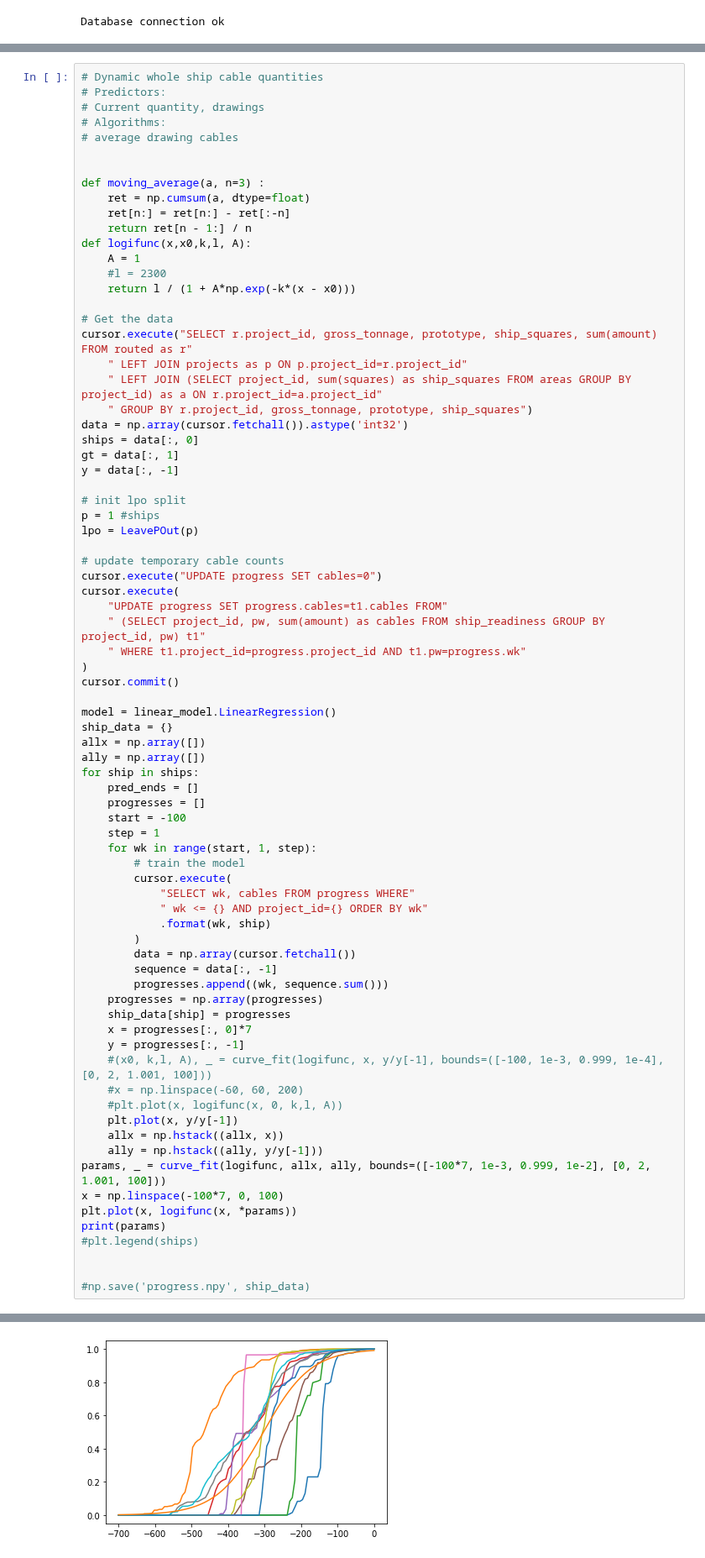
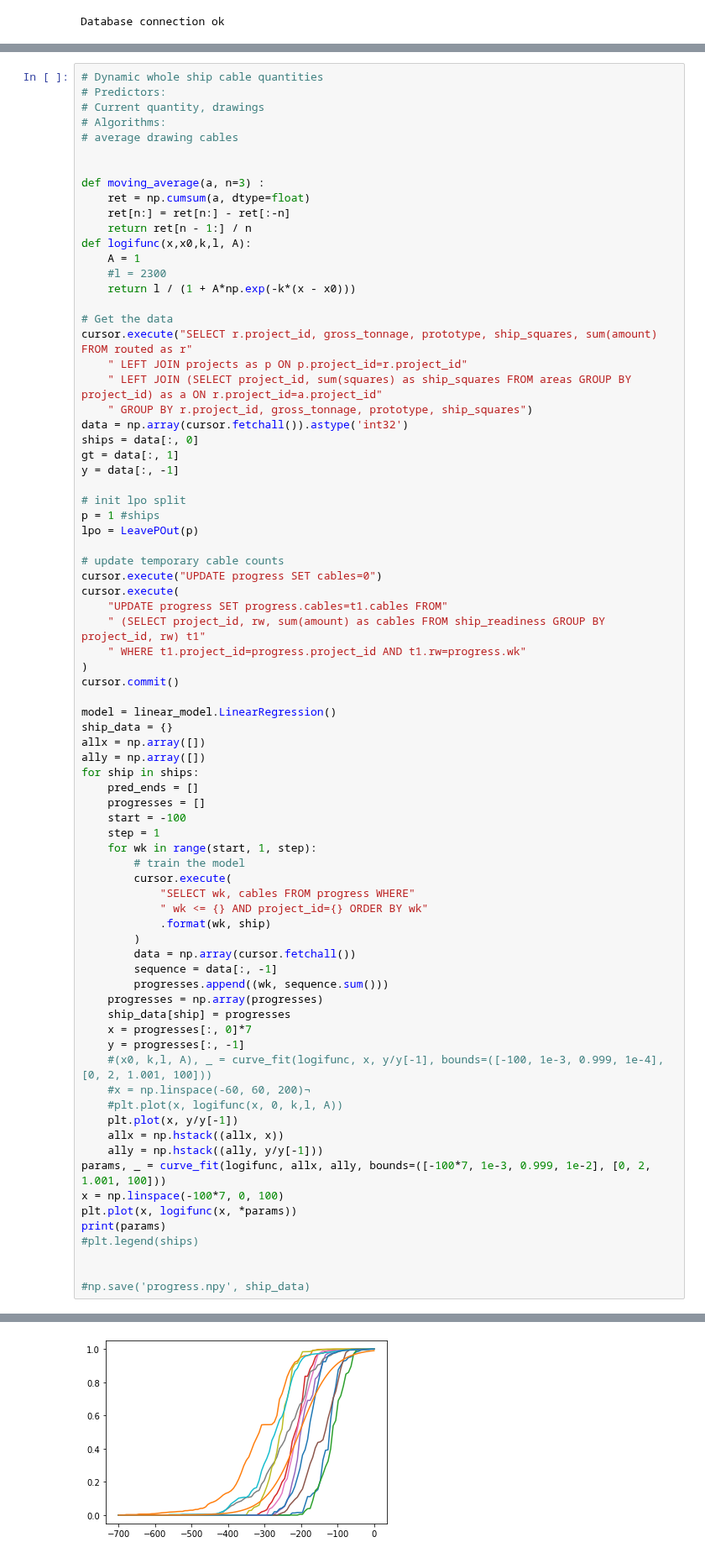
Before and after one commit to Miikkasna/cablepredictions, a Jupyter notebook: testfile.ipynb, the cells around one changed output, grey strips where cells are left out. Shown at 84% size. Saved outputs shown, nothing was run; the diff lists cells and outputs as text.

```diff
--- a/testfile.ipynb
+++ b/testfile.ipynb
@@ -384,8 +384,8 @@ lpo = LeavePOut(p)
 cursor.execute("UPDATE progress SET cables=0")
 cursor.execute(
     "UPDATE progress SET progress.cables=t1.cables FROM"
-    " (SELECT project_id, pw, sum(amount) as cables FROM ship_readiness GROUP BY project_id, pw) t1"
-    " WHERE t1.project_id=progress.project_id AND t1.pw=progress.wk"
+    " (SELECT project_id, rw, sum(amount) as cables FROM ship_readiness GROUP BY project_id, rw) t1"
+    " WHERE t1.project_id=progress.project_id AND t1.rw=progress.wk"
 )
 cursor.commit()
 
@@ -413,7 +413,7 @@ for ship in ships:
     x = progresses[:, 0]*7
     y = progresses[:, -1]
     #(x0, k,l, A), _ = curve_fit(logifunc, x, y/y[-1], bounds=([-100, 1e-3, 0.999, 1e-4], [0, 2, 1.001, 100]))
-    #x = np.linspace(-60, 60, 200)
+    #x = np.linspace(-60, 60, 200)¬
     #plt.plot(x, logifunc(x, 0, k,l, A))
     plt.plot(x, y/y[-1])
     allx = np.hstack((allx, x))
@@ -431,4 +431,4 @@ print(params)
-[figure, old version]
+[figure, new version]
 # %%
 
 # Gaussian process regression
```
Also changed, not shown: parts of 1 cell of this notebook, 1 other file.
